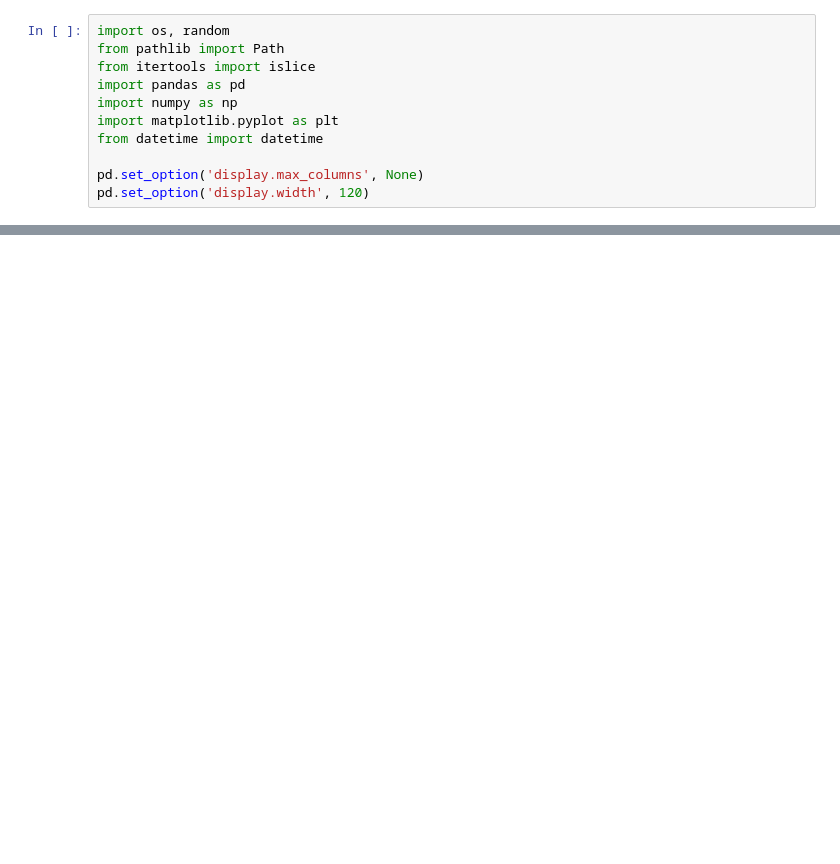
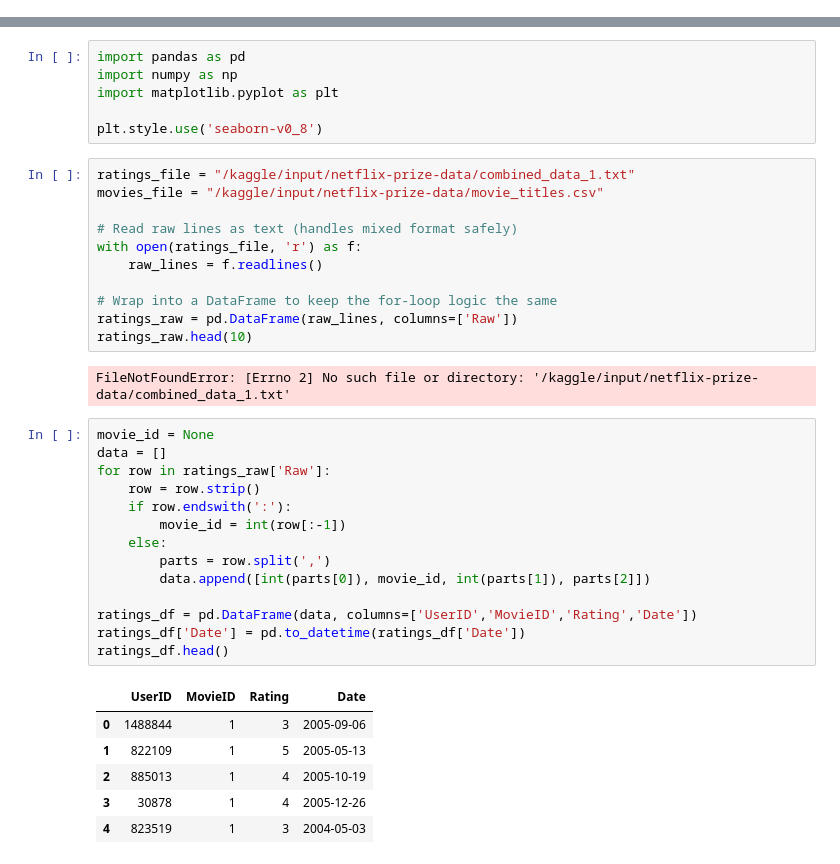
Before and after one commit to scryptixdev/Movie-Recommender, a Jupyter notebook: explore-data.ipynb, the cells around one changed output, grey strips where cells are left out. Cells and saved outputs as stored; diff of their text form; blank space fills up the shorter version.

```diff
--- a/explore-data.ipynb
+++ b/explore-data.ipynb
@@ -17,11 +0,0 @@ This notebook works with your Netflix Prize files:
-# %%
-import os, random
-from pathlib import Path
-from itertools import islice
-import pandas as pd
-import numpy as np
-import matplotlib.pyplot as plt
-from datetime import datetime
-
-pd.set_option('display.max_columns', None)
-pd.set_option('display.width', 120)
@@ -312,0 +33,40 @@ Saved sample to D:\AI Models\Movie-Recommender\NetflixPrizeDataset\_eda_outputs\
+# %%
+import pandas as pd
+import numpy as np
+import matplotlib.pyplot as plt
+
+plt.style.use('seaborn-v0_8')
+# %%
+ratings_file = "/kaggle/input/netflix-prize-data/combined_data_1.txt"
+movies_file = "/kaggle/input/netflix-prize-data/movie_titles.csv"
+
+# Read raw lines as text (handles mixed format safely)
+with open(ratings_file, 'r') as f:
+    raw_lines = f.readlines()
+
+# Wrap into a DataFrame to keep the for-loop logic the same
+ratings_raw = pd.DataFrame(raw_lines, columns=['Raw'])
+ratings_raw.head(10)
+# %% [output]
+FileNotFoundError: [Errno 2] No such file or directory: '/kaggle/input/netflix-prize-data/combined_data_1.txt'
+# %%
+movie_id = None
+data = []
+for row in ratings_raw['Raw']:
+    row = row.strip()
+    if row.endswith(':'):
+        movie_id = int(row[:-1])
+    else:
+        parts = row.split(',')
+        data.append([int(parts[0]), movie_id, int(parts[1]), parts[2]])
+
+ratings_df = pd.DataFrame(data, columns=['UserID','MovieID','Rating','Date'])
+ratings_df['Date'] = pd.to_datetime(ratings_df['Date'])
+ratings_df.head()
+# %% [output]
+|  | UserID | MovieID | Rating | Date |
+| 0 | 1488844 | 1 | 3 | 2005-09-06 |
+| 1 | 822109 | 1 | 5 | 2005-05-13 |
+| 2 | 885013 | 1 | 4 | 2005-10-19 |
+| 3 | 30878 | 1 | 4 | 2005-12-26 |
+| 4 | 823519 | 1 | 3 | 2004-05-03 |
```
Also changed, not shown: parts of 36 cells of this notebook.
